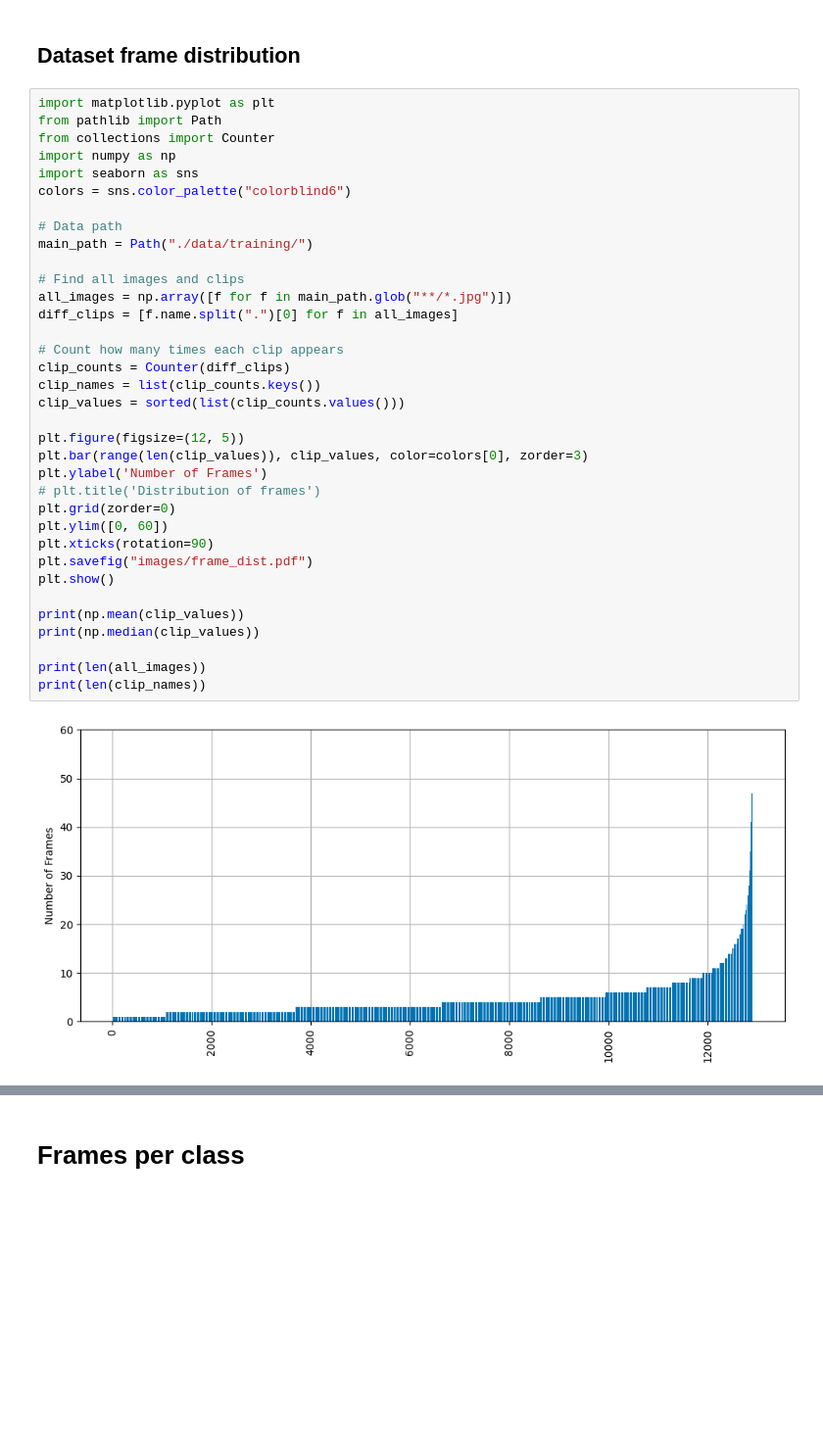
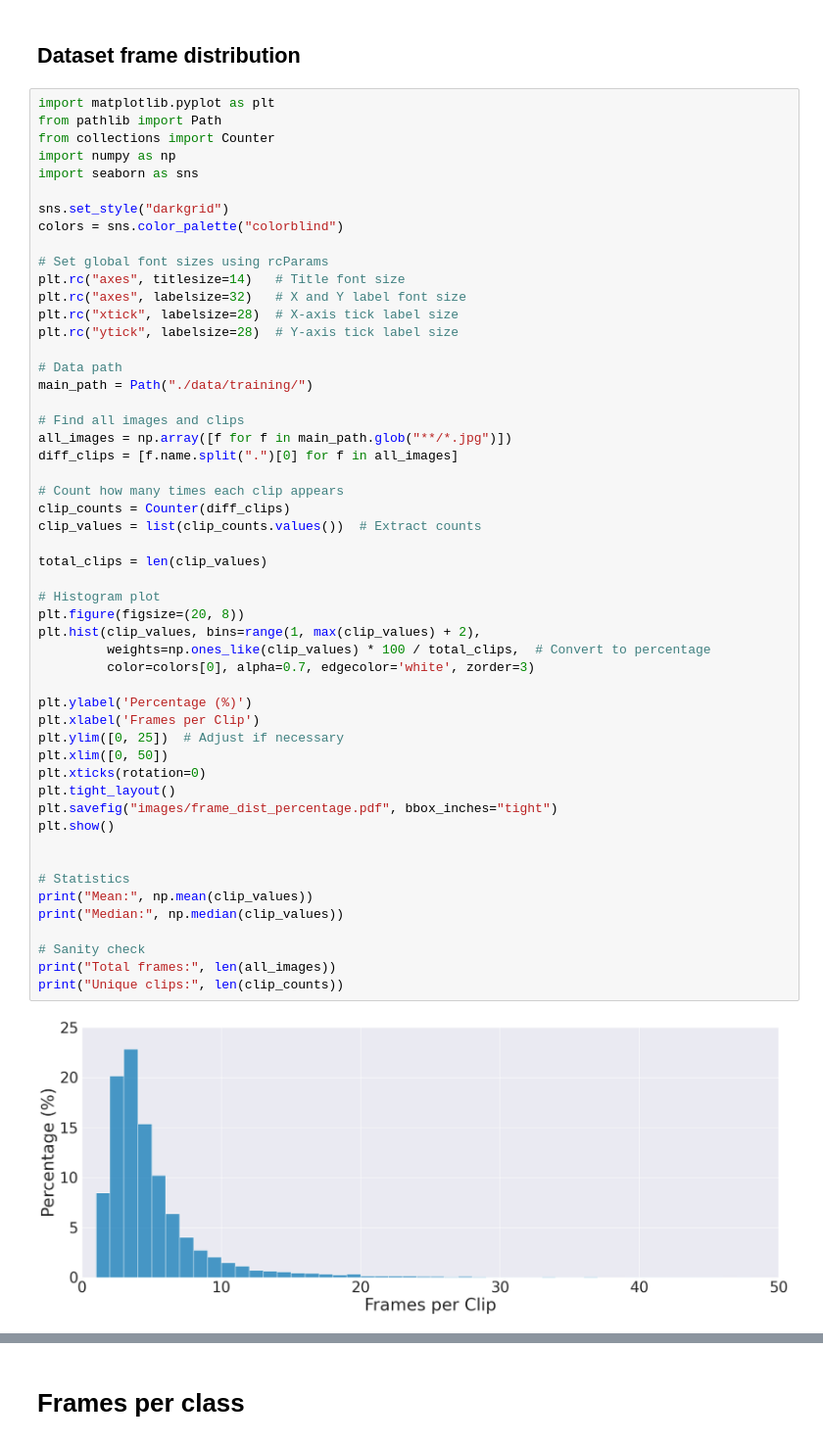
Before and after one commit to ilmari99/mvidia-mg-recognition, a Jupyter notebook: Joona/analysis.ipynb, the cells around one changed output, grey strips where cells are left out. Shown at 98% size. Drawn from its saved outputs; the diff is of its cells as text; blank space fills up the shorter version.

```diff
--- a/Joona/analysis.ipynb
+++ b/Joona/analysis.ipynb
@@ -3,37 +3,54 @@
 # %%
 import matplotlib.pyplot as plt
 from pathlib import Path
 from collections import Counter
 import numpy as np
 import seaborn as sns
-colors = sns.color_palette("colorblind6")
+
+sns.set_style("darkgrid")
+colors = sns.color_palette("colorblind")
+
+# Set global font sizes using rcParams
+plt.rc("axes", titlesize=14)   # Title font size
+plt.rc("axes", labelsize=32)   # X and Y label font size
+plt.rc("xtick", labelsize=28)  # X-axis tick label size
+plt.rc("ytick", labelsize=28)  # Y-axis tick label size
 
 # Data path
 main_path = Path("./data/training/")
 
 # Find all images and clips
 all_images = np.array([f for f in main_path.glob("**/*.jpg")])
 diff_clips = [f.name.split(".")[0] for f in all_images]
 
 # Count how many times each clip appears
 clip_counts = Counter(diff_clips)
-clip_names = list(clip_counts.keys())
-clip_values = sorted(list(clip_counts.values()))
+clip_values = list(clip_counts.values())  # Extract counts
 
-plt.figure(figsize=(12, 5))
-plt.bar(range(len(clip_values)), clip_values, color=colors[0], zorder=3)
-plt.ylabel('Number of Frames')
-# plt.title('Distribution of frames')
-plt.grid(zorder=0)
-plt.ylim([0, 60])
-plt.xticks(rotation=90)
-plt.savefig("images/frame_dist.pdf")
+total_clips = len(clip_values)
+
+# Histogram plot
+plt.figure(figsize=(20, 8))
+plt.hist(clip_values, bins=range(1, max(clip_values) + 2),
+         weights=np.ones_like(clip_values) * 100 / total_clips,  # Convert to percentage
+         color=colors[0], alpha=0.7, edgecolor='white', zorder=3)
+
+plt.ylabel('Percentage (%)')
+plt.xlabel('Frames per Clip')
+plt.ylim([0, 25])  # Adjust if necessary
+plt.xlim([0, 50])
+plt.xticks(rotation=0)
+plt.tight_layout()
+plt.savefig("images/frame_dist_percentage.pdf", bbox_inches="tight")
 plt.show()
 
-print(np.mean(clip_values))
-print(np.median(clip_values))
 
-print(len(all_images))
-print(len(clip_names))
+# Statistics
+print("Mean:", np.mean(clip_values))
+print("Median:", np.median(clip_values))
+
+# Sanity check
+print("Total frames:", len(all_images))
+print("Unique clips:", len(clip_counts))
 # %% [output]
-[figure, old version]
+[figure, new version]
```
Also changed, not shown: parts of 4 cells of this notebook, 5 other files.
